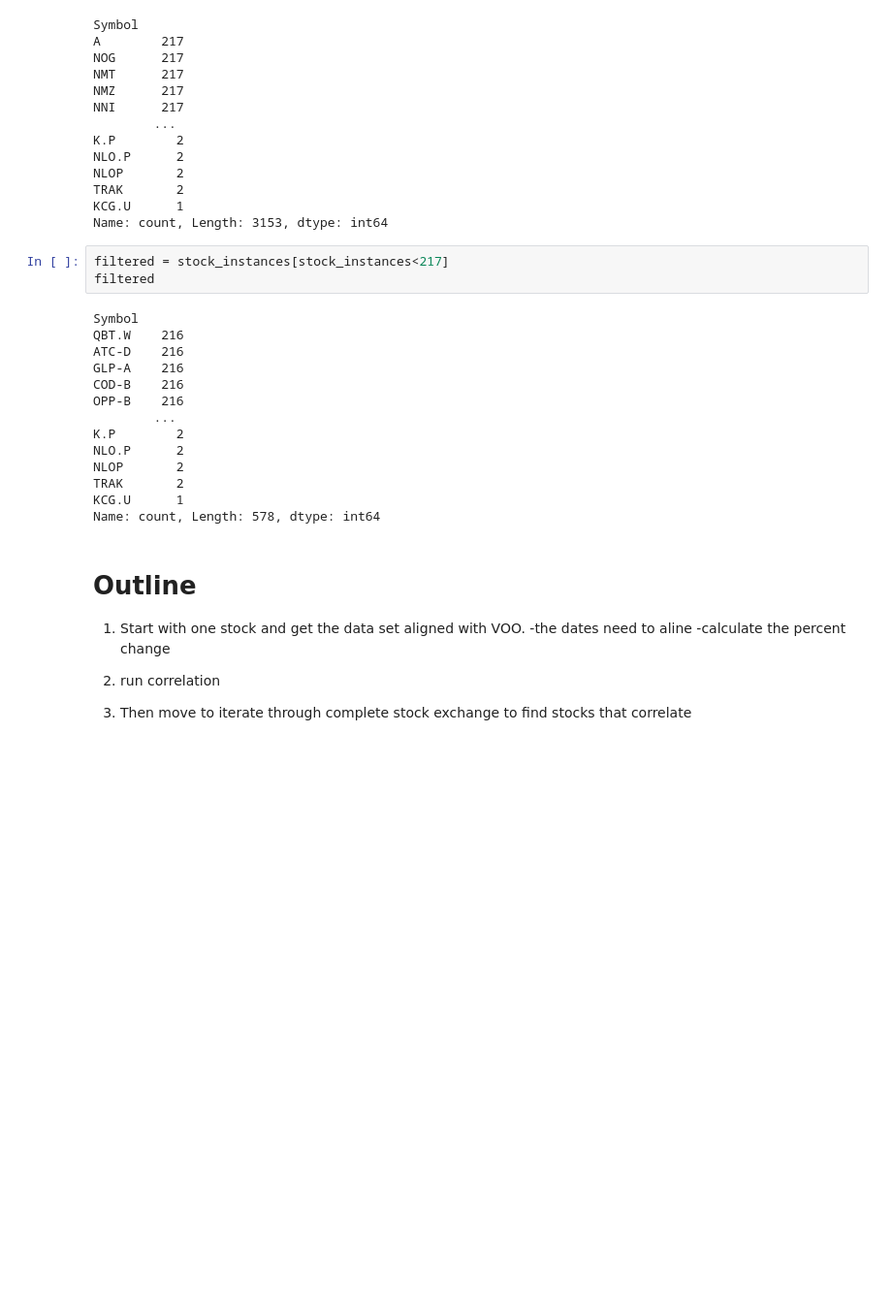
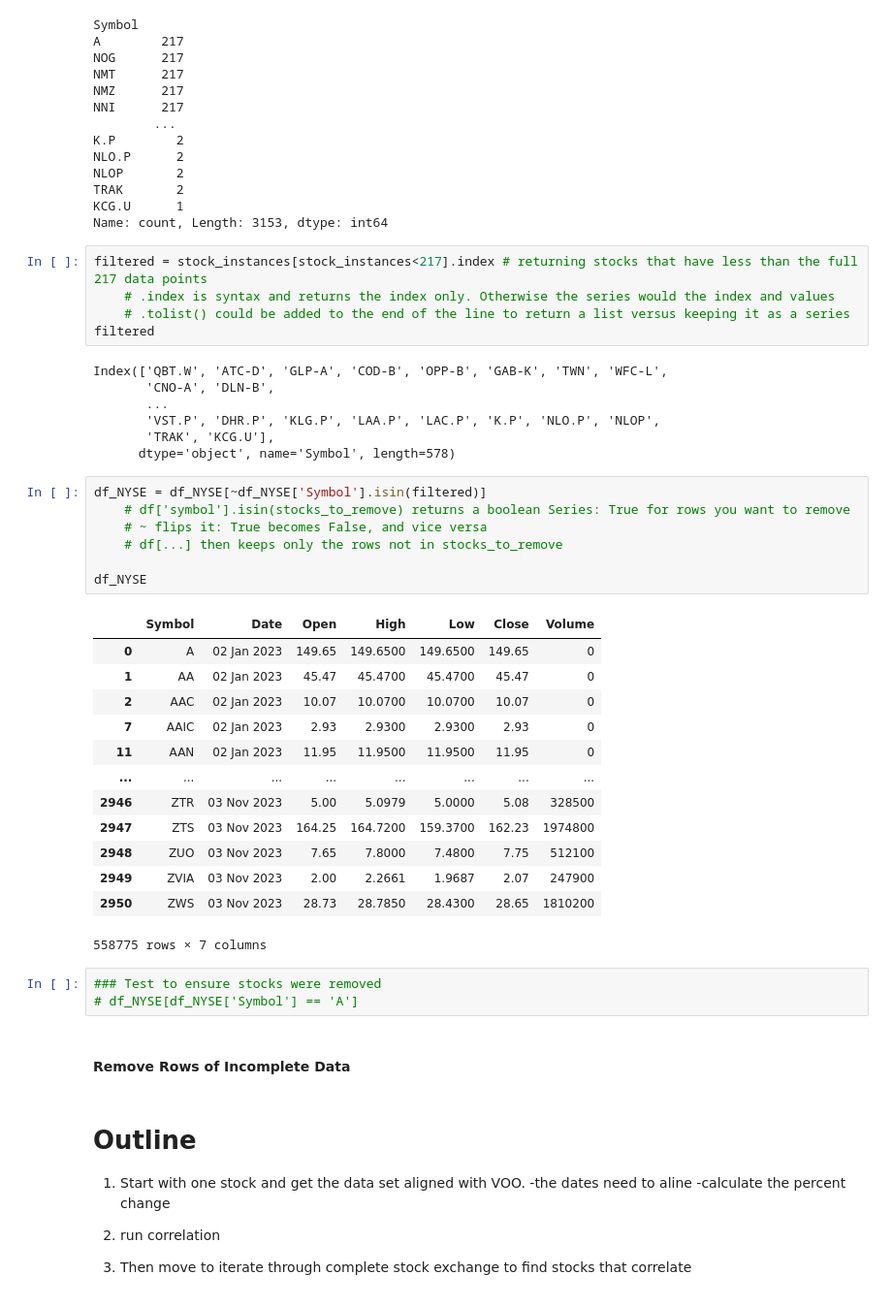
Before and after one commit to kawallac/SP500_Predict, a Jupyter notebook: Data_Analysis.ipynb, the cells around one changed output. Shown at 97% size. Cells and saved outputs as stored; diff of their text form; blank space fills up the shorter version.

Commit message:
Continuing to clean data

```diff
--- a/Data_Analysis.ipynb
+++ b/Data_Analysis.ipynb
@@ -62,23 +64,44 @@ NLOP       2
 TRAK       2
 KCG.U      1
 Name: count, Length: 3153, dtype: int64
-# %%
-filtered = stock_instances[stock_instances<217]
-filtered
-# %% [output]
-Symbol
-QBT.W    216
-ATC-D    216
-GLP-A    216
-COD-B    216
-OPP-B    216
-        ...
-K.P        2
-NLO.P      2
-NLOP       2
-TRAK       2
-KCG.U      1
-Name: count, Length: 578, dtype: int64
+# %%
+filtered = stock_instances[stock_instances<217].index # returning stocks that have less than the full 217 data points
+    # .index is syntax and returns the index only. Otherwise the series would the index and values
+    # .tolist() could be added to the end of the line to return a list versus keeping it as a series
+filtered
+# %% [output]
+Index(['QBT.W', 'ATC-D', 'GLP-A', 'COD-B', 'OPP-B', 'GAB-K', 'TWN', 'WFC-L',
+       'CNO-A', 'DLN-B',
+       ...
+       'VST.P', 'DHR.P', 'KLG.P', 'LAA.P', 'LAC.P', 'K.P', 'NLO.P', 'NLOP',
+       'TRAK', 'KCG.U'],
+      dtype='object', name='Symbol', length=578)
+# %%
+df_NYSE = df_NYSE[~df_NYSE['Symbol'].isin(filtered)]
+    # df['symbol'].isin(stocks_to_remove) returns a boolean Series: True for rows you want to remove
+    # ~ flips it: True becomes False, and vice versa
+    # df[...] then keeps only the rows not in stocks_to_remove
+
+df_NYSE
+# %% [output]
+|  | Symbol | Date | Open | High | Low | Close | Volume |
+| 0 | A | 02 Jan 2023 | 149.65 | 149.6500 | 149.6500 | 149.65 | 0 |
+| 1 | AA | 02 Jan 2023 | 45.47 | 45.4700 | 45.4700 | 45.47 | 0 |
+| 2 | AAC | 02 Jan 2023 | 10.07 | 10.0700 | 10.0700 | 10.07 | 0 |
+| 7 | AAIC | 02 Jan 2023 | 2.93 | 2.9300 | 2.9300 | 2.93 | 0 |
+| 11 | AAN | 02 Jan 2023 | 11.95 | 11.9500 | 11.9500 | 11.95 | 0 |
+| ... | ... | ... | ... | ... | ... | ... | ... |
+| 2946 | ZTR | 03 Nov 2023 | 5.00 | 5.0979 | 5.0000 | 5.08 | 328500 |
+| 2947 | ZTS | 03 Nov 2023 | 164.25 | 164.7200 | 159.3700 | 162.23 | 1974800 |
+| 2948 | ZUO | 03 Nov 2023 | 7.65 | 7.8000 | 7.4800 | 7.75 | 512100 |
+| 2949 | ZVIA | 03 Nov 2023 | 2.00 | 2.2661 | 1.9687 | 2.07 | 247900 |
+| 2950 | ZWS | 03 Nov 2023 | 28.73 | 28.7850 | 28.4300 | 28.65 | 1810200 |
+558775 rows × 7 columns
+# %%
+### Test to ensure stocks were removed
+# df_NYSE[df_NYSE['Symbol'] == 'A']
+# %% [markdown]
+#### Remove Rows of Incomplete Data
 # %% [markdown]
 # Outline
 1. Start with one stock and get the data set aligned with VOO.
```
Also changed, not shown: parts of 1 cell of this notebook.
